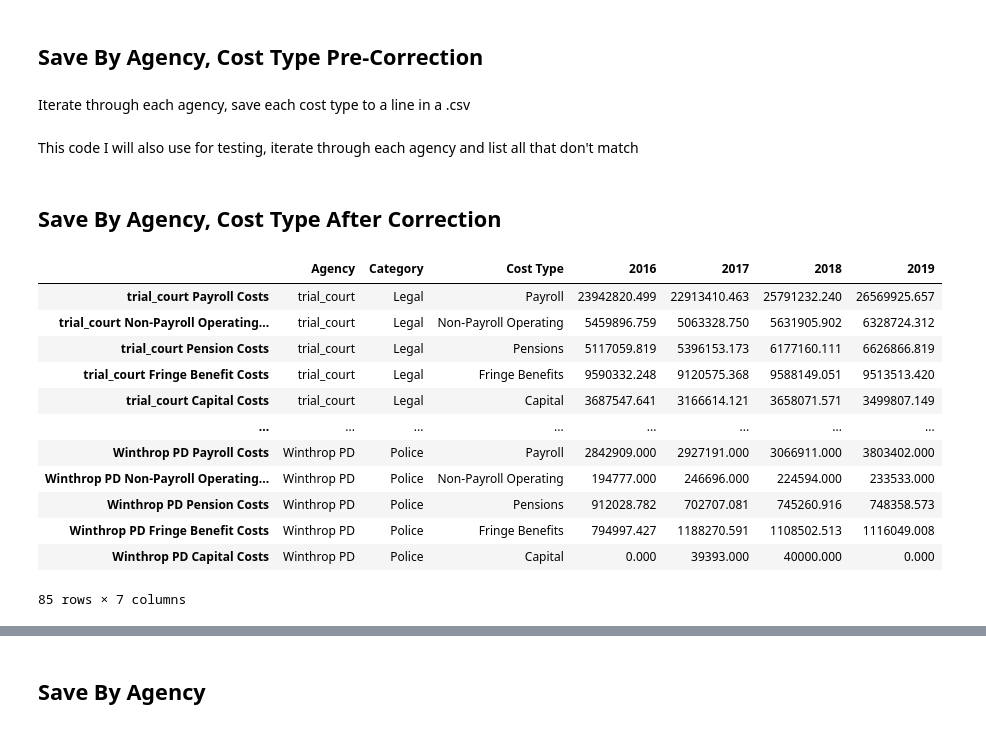
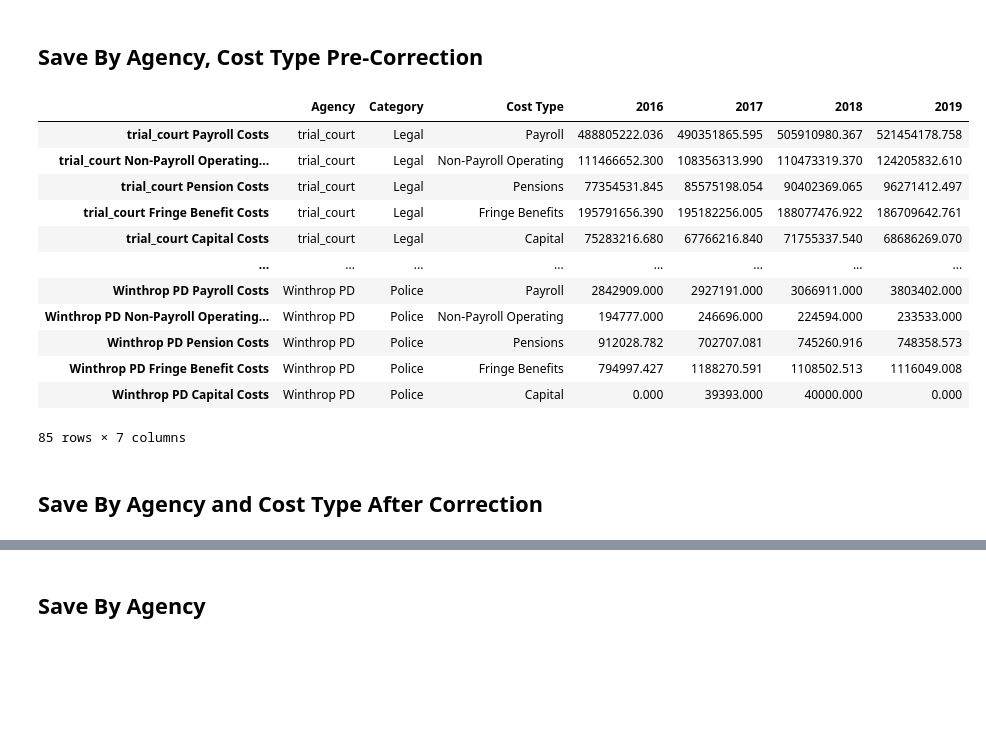
Before and after one commit to SashaWeinstein/Carceral_Budgeting, a Jupyter notebook: Final_Results/Generate_Final_Results.ipynb, the cells around one changed output, grey strips where cells are left out. Saved outputs shown, nothing was run; the diff lists cells and outputs as text; code cells hidden in the pictures; blank space fills up the shorter version.

```diff
--- a/Final_Results/Generate_Final_Results.ipynb
+++ b/Final_Results/Generate_Final_Results.ipynb
@@ -38,6 +38,2 @@ See the caveats in the documentation: https://pandas.pydata.org/pandas-docs/stab
 # %% [markdown]
 ## Save By Agency, Cost Type Pre-Correction
-# %% [markdown]
-Iterate through each agency, save each cost type to a line in a .csv
-# %% [markdown]
-This code I will also use for testing, iterate through each agency and list all that don't match
@@ -59,4 +40,21 @@ for _, agency in agencies.items():
+# %%
+final_by_agency_type_pre_correction = Final_Results.get_preCorrection_by_Agency_Type()
+final_by_agency_type_pre_correction
+# %% [output]
+|  | Agency | Category | Cost Type | 2016 | 2017 | 2018 | 2019 |
+| trial_court Payroll Costs | trial_court | Legal | Payroll | 488805222.036 | 490351865.595 | 505910980.367 | 521454178.758 |
+| trial_court Non-Payroll Operating... | trial_court | Legal | Non-Payroll Operating | 111466652.300 | 108356313.990 | 110473319.370 | 124205832.610 |
+| trial_court Pension Costs | trial_court | Legal | Pensions | 77354531.845 | 85575198.054 | 90402369.065 | 96271412.497 |
+| trial_court Fringe Benefit Costs | trial_court | Legal | Fringe Benefits | 195791656.390 | 195182256.005 | 188077476.922 | 186709642.761 |
+| trial_court Capital Costs | trial_court | Legal | Capital | 75283216.680 | 67766216.840 | 71755337.540 | 68686269.070 |
+| ... | ... | ... | ... | ... | ... | ... | ... |
+| Winthrop PD Payroll Costs | Winthrop PD | Police | Payroll | 2842909.000 | 2927191.000 | 3066911.000 | 3803402.000 |
+| Winthrop PD Non-Payroll Operating... | Winthrop PD | Police | Non-Payroll Operating | 194777.000 | 246696.000 | 224594.000 | 233533.000 |
+| Winthrop PD Pension Costs | Winthrop PD | Police | Pensions | 912028.782 | 702707.081 | 745260.916 | 748358.573 |
+| Winthrop PD Fringe Benefit Costs | Winthrop PD | Police | Fringe Benefits | 794997.427 | 1188270.591 | 1108502.513 | 1116049.008 |
+| Winthrop PD Capital Costs | Winthrop PD | Police | Capital | 0.000 | 39393.000 | 40000.000 | 0.000 |
+85 rows × 7 columns
 # %%
 final_by_agency_type_pre_correction.to_csv("Final_By_Agency_Type_preCorrection.csv")
 # %% [markdown]
-## Save By Agency, Cost Type After Correction
+## Save By Agency and Cost Type After Correction
@@ -78,18 +61,4 @@ for _, agency in agencies.items():
 # %%
-final_by_agency_type
+final_by_agency_type = Final_Results.get_by_Agency_Type()
-# %% [output]
-|  | Agency | Category | Cost Type | 2016 | 2017 | 2018 | 2019 |
-| trial_court Payroll Costs | trial_court | Legal | Payroll | 23942820.499 | 22913410.463 | 25791232.240 | 26569925.657 |
-| trial_court Non-Payroll Operating... | trial_court | Legal | Non-Payroll Operating | 5459896.759 | 5063328.750 | 5631905.902 | 6328724.312 |
-| trial_court Pension Costs | trial_court | Legal | Pensions | 5117059.819 | 5396153.173 | 6177160.111 | 6626866.819 |
-| trial_court Fringe Benefit Costs | trial_court | Legal | Fringe Benefits | 9590332.248 | 9120575.368 | 9588149.051 | 9513513.420 |
-| trial_court Capital Costs | trial_court | Legal | Capital | 3687547.641 | 3166614.121 | 3658071.571 | 3499807.149 |
-| ... | ... | ... | ... | ... | ... | ... | ... |
-| Winthrop PD Payroll Costs | Winthrop PD | Police | Payroll | 2842909.000 | 2927191.000 | 3066911.000 | 3803402.000 |
-| Winthrop PD Non-Payroll Operating... | Winthrop PD | Police | Non-Payroll Operating | 194777.000 | 246696.000 | 224594.000 | 233533.000 |
-| Winthrop PD Pension Costs | Winthrop PD | Police | Pensions | 912028.782 | 702707.081 | 745260.916 | 748358.573 |
-| Winthrop PD Fringe Benefit Costs | Winthrop PD | Police | Fringe Benefits | 794997.427 | 1188270.591 | 1108502.513 | 1116049.008 |
-| Winthrop PD Capital Costs | Winthrop PD | Police | Capital | 0.000 | 39393.000 | 40000.000 | 0.000 |
-85 rows × 7 columns
 # %%
 final_by_agency_type.to_csv("Final_by_Agency_Type.csv")
```
Also changed, not shown: parts of 30 cells of this notebook, 25 other files.
